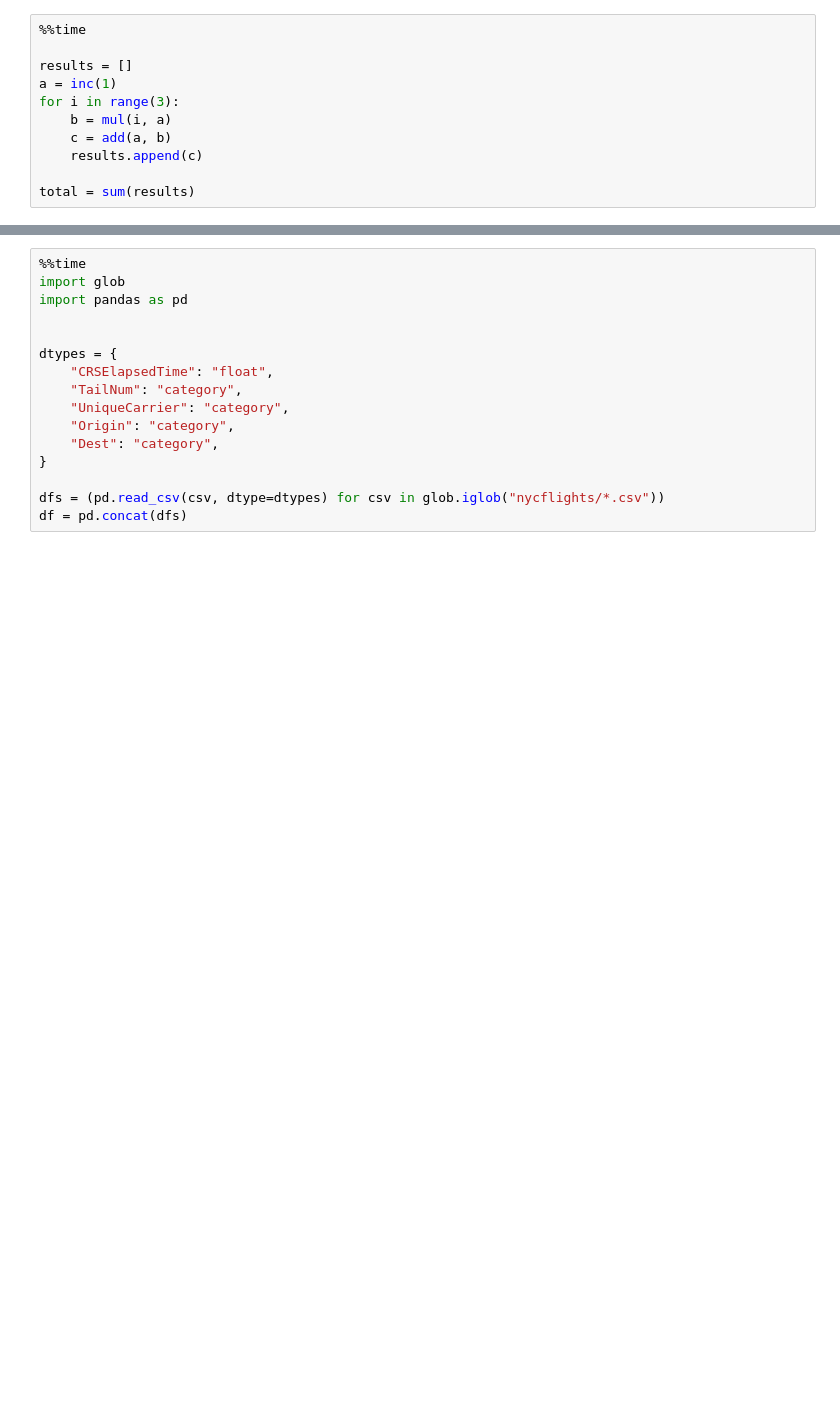
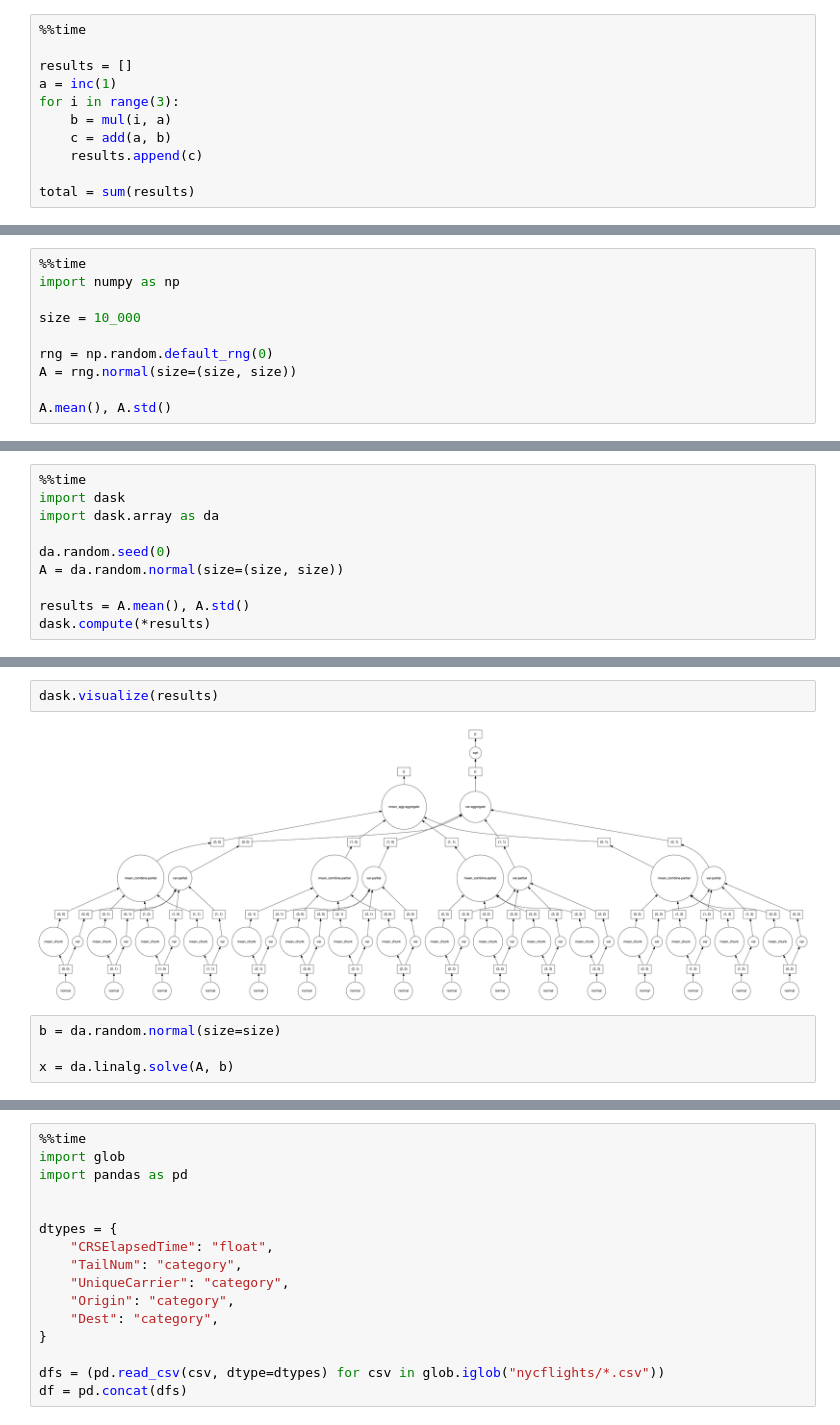
Before and after one commit to daffidwilde/talks, a Jupyter notebook: what-is-dask/main.ipynb, the cells around one changed output, grey strips where cells are left out. Cells and saved outputs as stored; diff of their text form; blank space fills up the shorter version.

Commit message:
Add numpy section

```diff
--- a/what-is-dask/main.ipynb
+++ b/what-is-dask/main.ipynb
@@ -93,0 +87,10 @@ total = sum(results)
+# %%
+%%time
+import numpy as np
+
+size = 10_000
+
+rng = np.random.default_rng(0)
+A = rng.normal(size=(size, size))
+
+A.mean(), A.std()
@@ -93,0 +105,10 @@ total = sum(results)
+# %%
+%%time
+import dask
+import dask.array as da
+
+da.random.seed(0)
+A = da.random.normal(size=(size, size))
+
+results = A.mean(), A.std()
+dask.compute(*results)
@@ -93,0 +119,8 @@ total = sum(results)
+# %%
+dask.visualize(results)
+# %% [output]
+[figure, added]
+# %%
+b = da.random.normal(size=size)
+
+x = da.linalg.solve(A, b)
```
Also changed, not shown: parts of 13 cells of this notebook, 2 other files.
